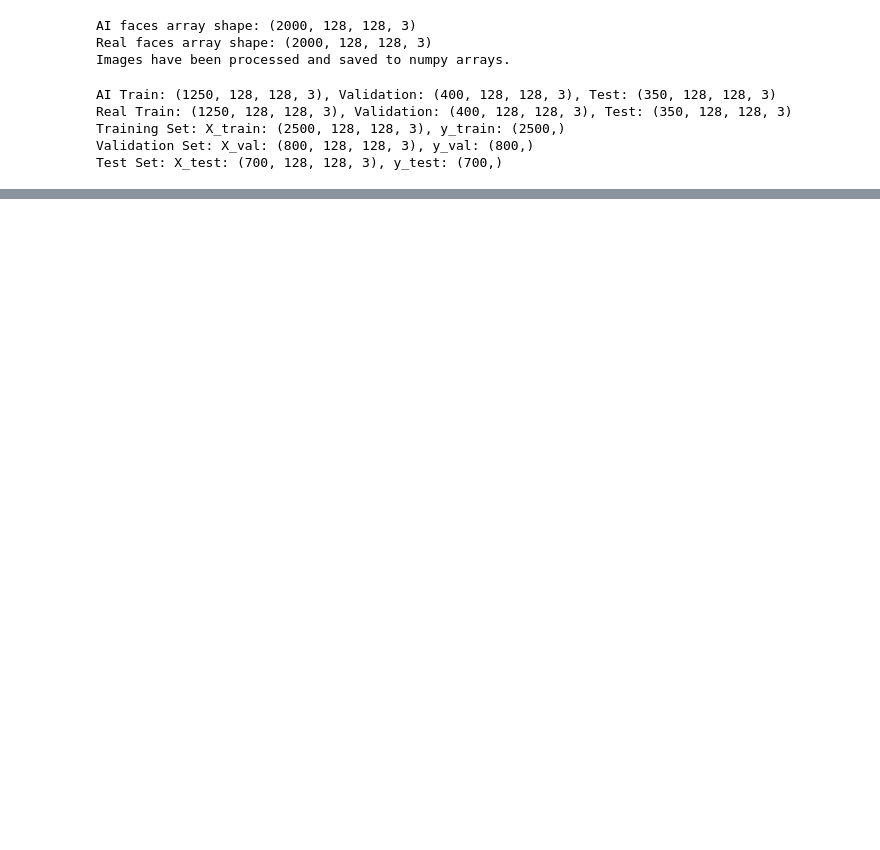
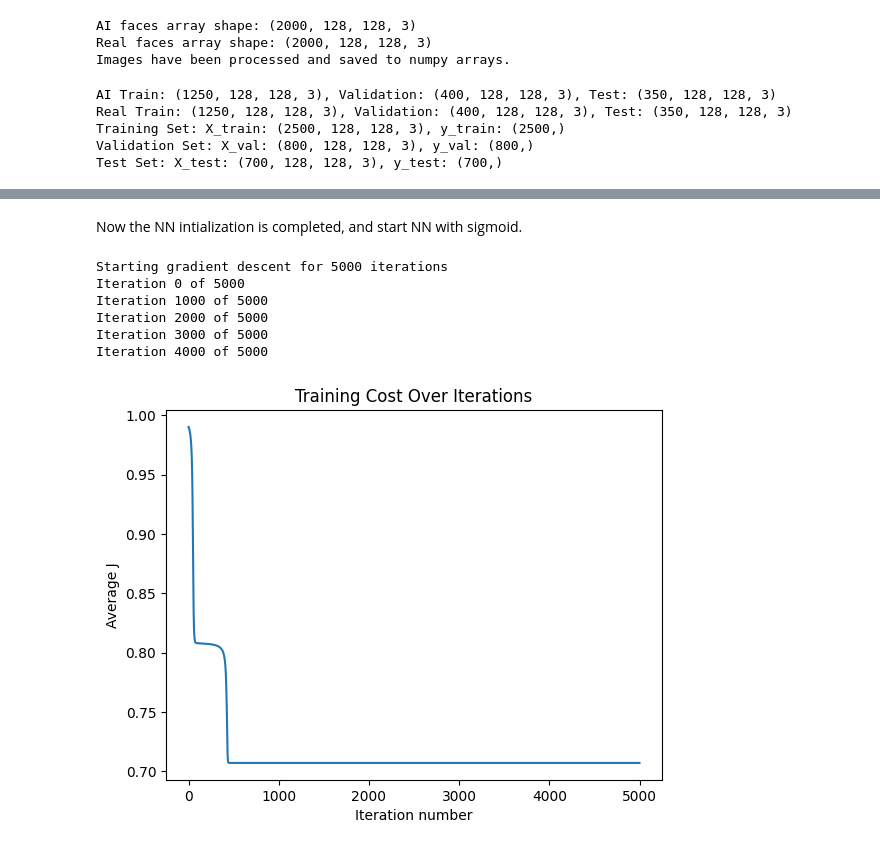
Before and after one commit to Kaiwen-Guo/AI_Face_Picture_Identifier, a Jupyter notebook: AI_Face_identifier.ipynb, the cells around one changed output, grey strips where cells are left out. Drawn from its saved outputs; the diff is of its cells as text; code cells hidden in the pictures; blank space fills up the shorter version.

```diff
--- a/AI_Face_identifier.ipynb
+++ b/AI_Face_identifier.ipynb
@@ -206,0 +231,3 @@ Test Set: X_test: (700, 128, 128, 3), y_test: (700,)
+# %%
+def convert_to_grayscale(images):
+    return np.array([rgb2gray(image) for image in images])  # Convert each image to grayscale
@@ -206,0 +253,2 @@ Test Set: X_test: (700, 128, 128, 3), y_test: (700,)
+# %% [markdown]
+Now the NN intialization is completed, and start NN with sigmoid.
@@ -206,0 +296,31 @@ Test Set: X_test: (700, 128, 128, 3), y_test: (700,)
+# %%
+def train_nn(nn_structure, X, y, iter_num=3000, alpha=0.25):
+    W, b = setup_and_init_weights(nn_structure)
+    cnt = 0
+    N = len(y)
+    avg_cost_func = []
+    print(f'Starting gradient descent for {iter_num} iterations')
+    while cnt < iter_num:
+        if cnt % 1000 == 0:
+            print(f'Iteration {cnt} of {iter_num}')
+        tri_W, tri_b = init_tri_values(nn_structure)
+        avg_cost = 0
+        for i in range(N):
+            delta = {}
+            a, z = feed_forward(X[i, :], W, b)
+            for l in range(len(nn_structure), 0, -1):
+                if l == len(nn_structure):
+                    delta[l] = calculate_out_layer_delta(y[i, :], a[l], z[l])
+                    avg_cost += np.linalg.norm((y[i, :] - a[l]))
+                else:
+                    if l > 1:
+                        delta[l] = calculate_hidden_delta(delta[l + 1], W[l], z[l])
+                    tri_W[l] += np.dot(delta[l + 1][:, np.newaxis], np.transpose(a[l][:, np.newaxis]))
+                    tri_b[l] += delta[l + 1]
+        for l in range(len(nn_structure) - 1, 0, -1):
+            W[l] += -alpha * (1.0 / N * tri_W[l])
+            b[l] += -alpha * (1.0 / N * tri_b[l])
+        avg_cost = 1.0 / N * avg_cost
+        avg_cost_func.append(avg_cost)
+        cnt += 1
+    return W, b, avg_cost_func
@@ -206,0 +335,19 @@ Test Set: X_test: (700, 128, 128, 3), y_test: (700,)
+# %%
+import matplotlib.pyplot as plt
+nn_structure = [128 * 128, 10,  2]
+W, b, avg_cost_func = train_nn(nn_structure, X_train_flat, y_v_train, iter_num=5000)
+
+# Plot the cost function
+plt.plot(avg_cost_func)
+plt.ylabel('Average J')
+plt.xlabel('Iteration number')
+plt.title('Training Cost Over Iterations')
+plt.show()
+# %% [output]
+Starting gradient descent for 5000 iterations
+Iteration 0 of 5000
+Iteration 1000 of 5000
+Iteration 2000 of 5000
+Iteration 3000 of 5000
+Iteration 4000 of 5000
+[figure, added]
```
Also changed, not shown: parts of 16 cells of this notebook, 1 other file.
